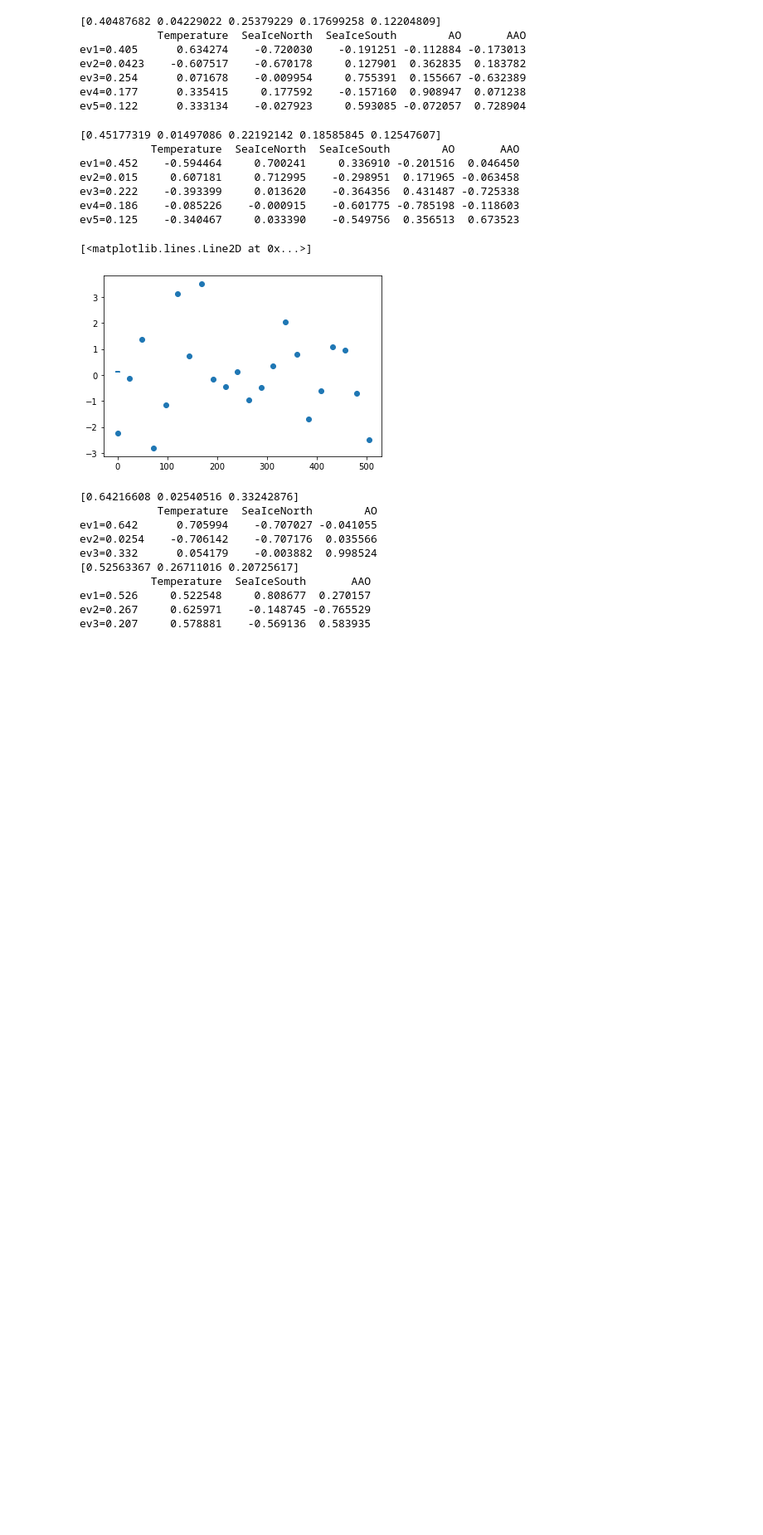
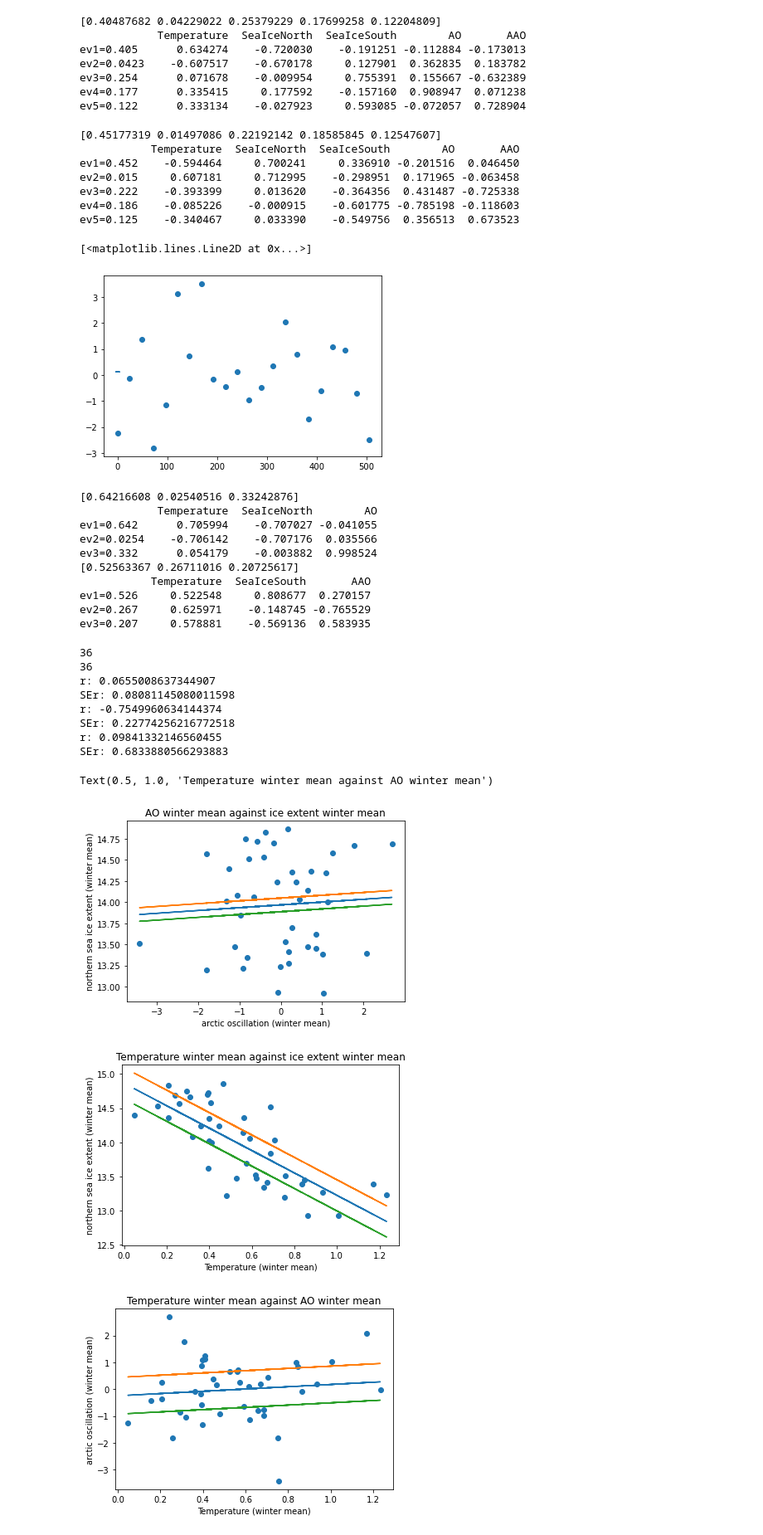
Before and after one commit to Rainette9/AO_Sea-ice, a Jupyter notebook: Data/Project5_Rainetteupdated_Ifuckedupthemerging.ipynb, the cells around one changed output. Shown at 83% size. Saved outputs shown, nothing was run; the diff lists cells and outputs as text; code cells hidden in the pictures; blank space fills up the shorter version.

```diff
--- a/Data/Project5_Rainetteupdated_Ifuckedupthemerging.ipynb
+++ b/Data/Project5_Rainetteupdated_Ifuckedupthemerging.ipynb
@@ -660,3 +660,74 @@ ev3=0.332      0.054179    -0.003882  0.998524
 ev1=0.526     0.522548     0.808677  0.270157
 ev2=0.267     0.625971    -0.148745 -0.765529
 ev3=0.207     0.578881    -0.569136  0.583935
+# %%
+# Winter correlation North
+
+L=42
+
+AO_Mean_winter=[]
+SIEN_extent_Mean_winter=[]
+T_Mean_winter=[]
+for l in range(0, L):
+    SIEN_extent_winter = np.array(SIE_N['extent'])[l*12+11:(l+1)*12+2]
+    SIEN_extent_mean_winter = np.mean(SIEN_extent_winter)
+    AO_flat_winter = np.array(AO_flat)[l*12+11:(l+1)*12+2]
+    AO_mean_winter = np.mean(AO_flat_winter)
+    T_flat0_winter = np.array(T_flat)[l*12+11:(l+1)*12+2]
+    T_mean_winter = np.mean(T_flat0_winter)
+    valid = ~((np.isnan(AO_mean_winter) or np.isnan(SIEN_extent_mean_winter))or(np.isnan(T_mean_winter)))
+    AO_Mean_winter.extend(AO_mean_winter[valid])
+    SIEN_extent_Mean_winter.extend(SIEN_extent_mean_winter[valid])
+    T_Mean_winter.extend(T_mean_winter[valid])
+
+print(len(SIES_extent_Mean))
+print(len(AAO_Mean))
+
+m, b, r, p, std_err = stats.linregress(AO_Mean_winter, SIEN_extent_Mean_winter)
+print('r:', r)
+print('SEr:', std_err)
+plot1 = plt. figure(1)
+plt.scatter(AO_Mean_winter, SIEN_extent_Mean_winter)
+plt.plot(AO_Mean_winter, m*np.array(AO_Mean_winter)+b)
+plt.plot(AO_Mean_winter, m*np.array(AO_Mean_winter)+b+std_err)
+plt.plot(AO_Mean_winter, m*np.array(AO_Mean_winter)+b-std_err)
+plt.xlabel('arctic oscillation (winter mean)')
+plt.ylabel('northern sea ice extent (winter mean)')
+plt.title('AO winter mean against ice extent winter mean')
+
+m, b, r, p, std_err = stats.linregress(T_Mean_winter, SIEN_extent_Mean_winter)
+print('r:', r)
+print('SEr:', std_err)
+plot1 = plt. figure(2)
+plt.scatter(T_Mean_winter, SIEN_extent_Mean_winter)
+plt.plot(T_Mean_winter, m*np.array(T_Mean_winter)+b)
+plt.plot(T_Mean_winter, m*np.array(T_Mean_winter)+b+std_err)
+plt.plot(T_Mean_winter, m*np.array(T_Mean_winter)+b-std_err)
+plt.xlabel('Temperature (winter mean)')
+plt.ylabel('northern sea ice extent (winter mean)')
+plt.title('Temperature winter mean against ice extent winter mean')
+
+m, b, r, p, std_err = stats.linregress(T_Mean_winter, AO_Mean_winter)
+print('r:', r)
+print('SEr:', std_err)
+plot1 = plt. figure(3)
+plt.scatter(T_Mean_winter, AO_Mean_winter)
+plt.plot(T_Mean_winter, m*np.array(T_Mean_winter)+b)
+plt.plot(T_Mean_winter, m*np.array(T_Mean_winter)+b+std_err)
+plt.plot(T_Mean_winter, m*np.array(T_Mean_winter)+b-std_err)
+plt.xlabel('Temperature (winter mean)')
+plt.ylabel('arctic oscillation (winter mean)')
+plt.title('Temperature winter mean against AO winter mean')
+# %% [output]
+36
+36
+r: 0.0655008637344907
+SEr: 0.08081145080011598
+r: -0.7549960634144374
+SEr: 0.22774256216772518
+r: 0.09841332146560455
+SEr: 0.6833880566293883
+Text(0.5, 1.0, 'Temperature winter mean against AO winter mean')
+[figure, added]
+[figure, added]
+[figure, added]
```
Also changed, not shown: parts of 5 cells of this notebook.
